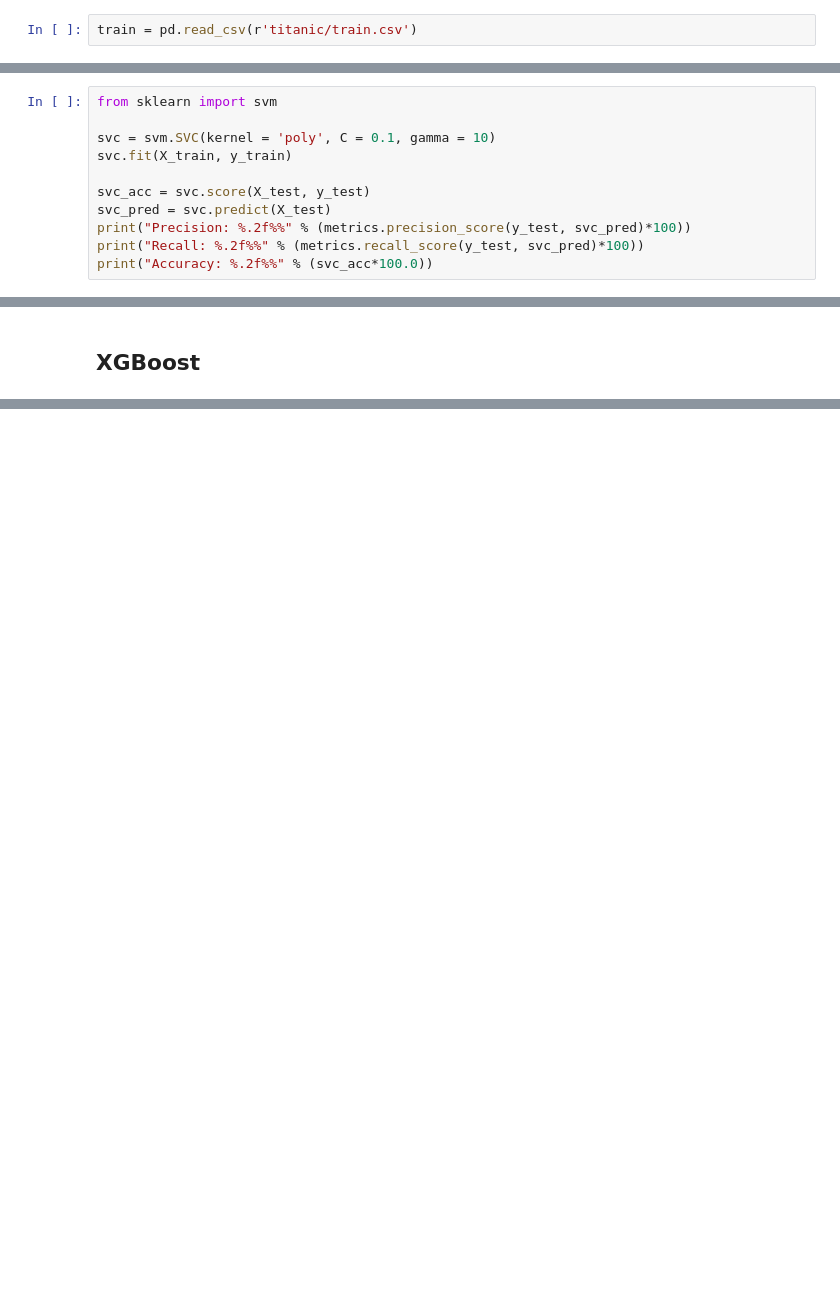
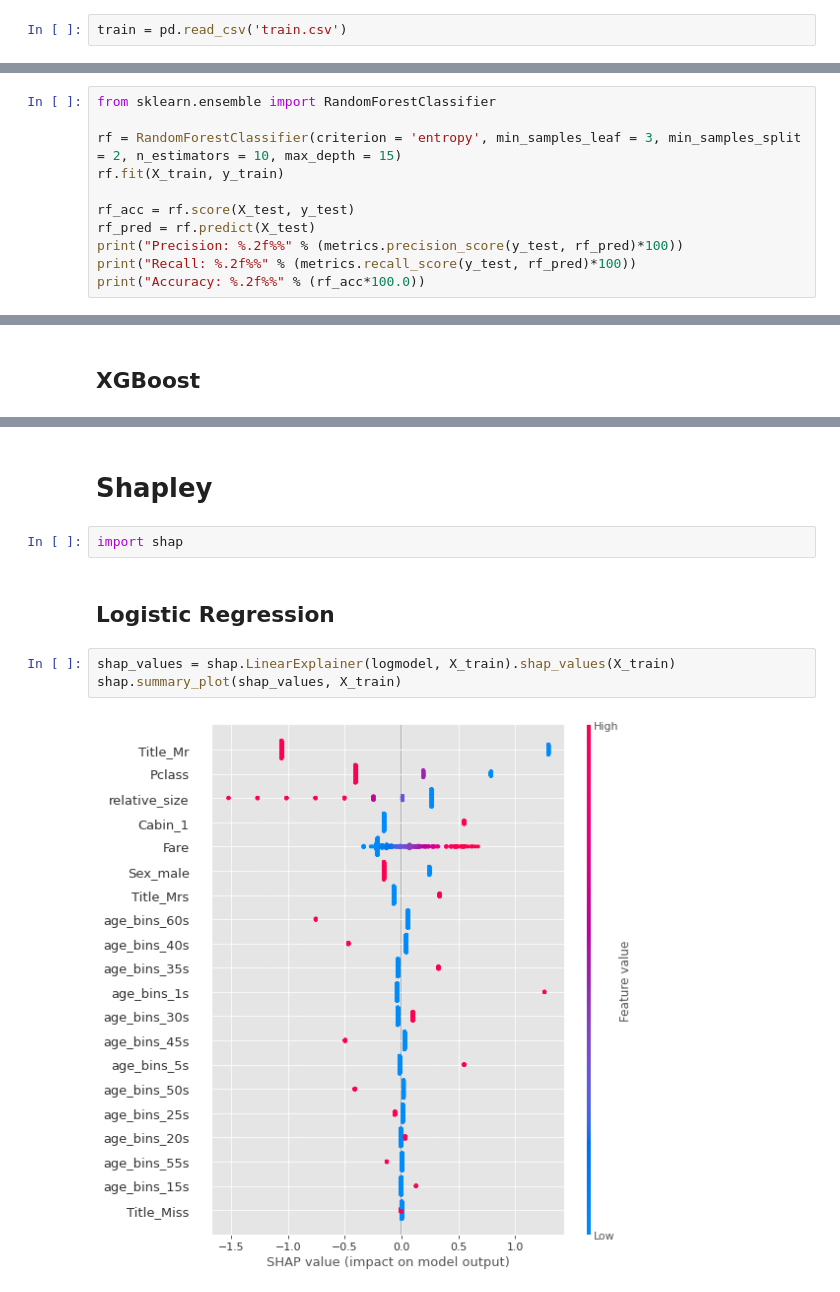
Before and after one commit to vkoli/cs675-titanic-project, a Jupyter notebook: CS675_Final_Project_Titantic.ipynb, the cells around one changed output, grey strips where cells are left out. Drawn from its saved outputs; the diff is of its cells as text; blank space fills up the shorter version.

```diff
--- a/CS675_Final_Project_Titantic.ipynb
+++ b/CS675_Final_Project_Titantic.ipynb
@@ -12,7 +12,7 @@ plt.style.use('ggplot')
 # %% [markdown]
 ## Data Exploration
 # %%
-train = pd.read_csv(r'titanic/train.csv')
+train = pd.read_csv('train.csv')
 # %%
 train.head()
 # %% [output]
@@ -344,12 +344,12 @@ Accuracy: 86.45%
 # %%
-from sklearn import svm
+from sklearn.ensemble import RandomForestClassifier
 
-svc = svm.SVC(kernel = 'poly', C = 0.1, gamma = 10)
-svc.fit(X_train, y_train)
+rf = RandomForestClassifier(criterion = 'entropy', min_samples_leaf = 3, min_samples_split = 2, n_estimators = 10, max_depth = 15)
+rf.fit(X_train, y_train)
 
-svc_acc = svc.score(X_test, y_test)
-svc_pred = svc.predict(X_test)
-print("Precision: %.2f%%" % (metrics.precision_score(y_test, svc_pred)*100))
-print("Recall: %.2f%%" % (metrics.recall_score(y_test, svc_pred)*100))
-print("Accuracy: %.2f%%" % (svc_acc*100.0))
+rf_acc = rf.score(X_test, y_test)
+rf_pred = rf.predict(X_test)
+print("Precision: %.2f%%" % (metrics.precision_score(y_test, rf_pred)*100))
+print("Recall: %.2f%%" % (metrics.recall_score(y_test, rf_pred)*100))
+print("Accuracy: %.2f%%" % (rf_acc*100.0))
 # %% [output]
@@ -390,3 +390,14 @@ print("Accuracy: %.2f%%" % (xgb_acc*100.0))
 Precision: 94.87%
 Recall: 69.81%
 Accuracy: 88.39%
+# %% [markdown]
+# Shapley
+# %%
+import shap
+# %% [markdown]
+## Logistic Regression
+# %%
+shap_values = shap.LinearExplainer(logmodel, X_train).shap_values(X_train)
+shap.summary_plot(shap_values, X_train)
+# %% [output]
+[figure, added]
```
Also changed, not shown: parts of 8 cells of this notebook.
